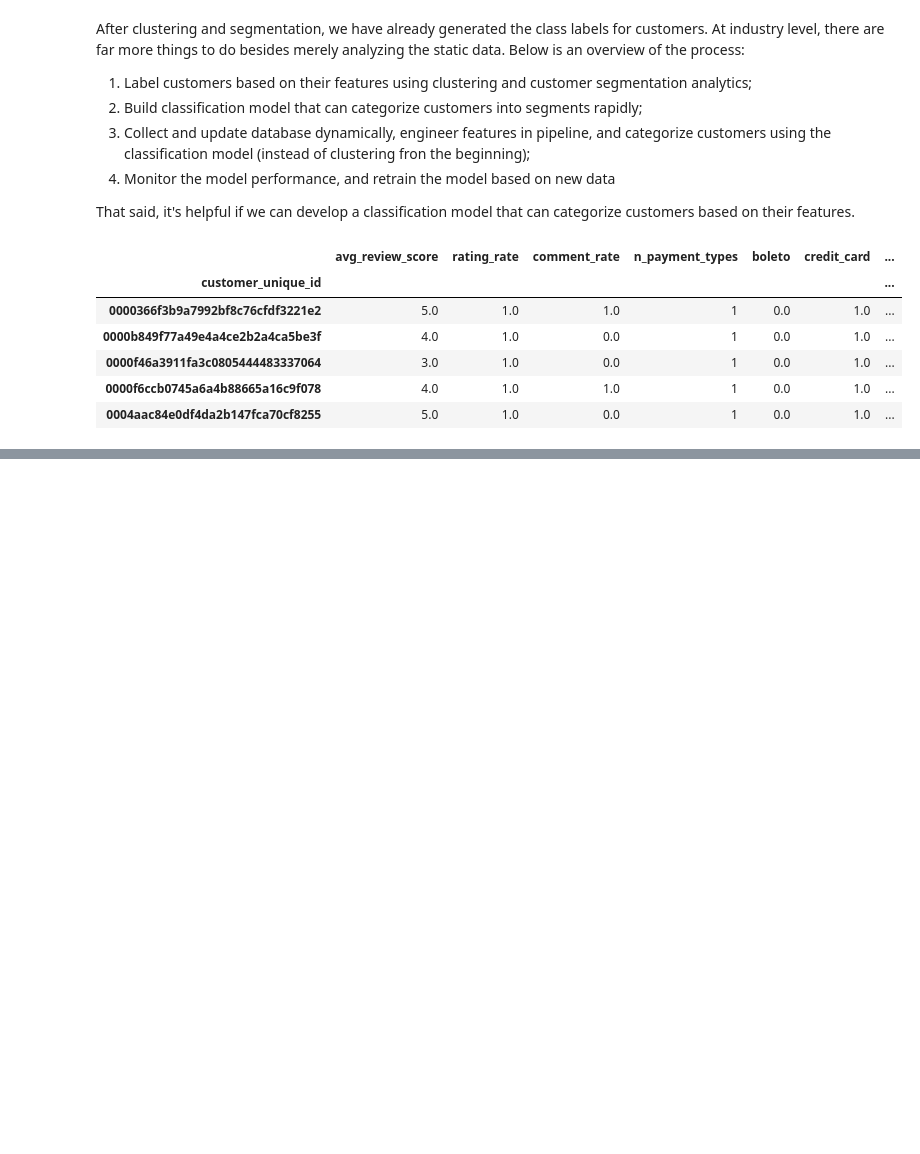
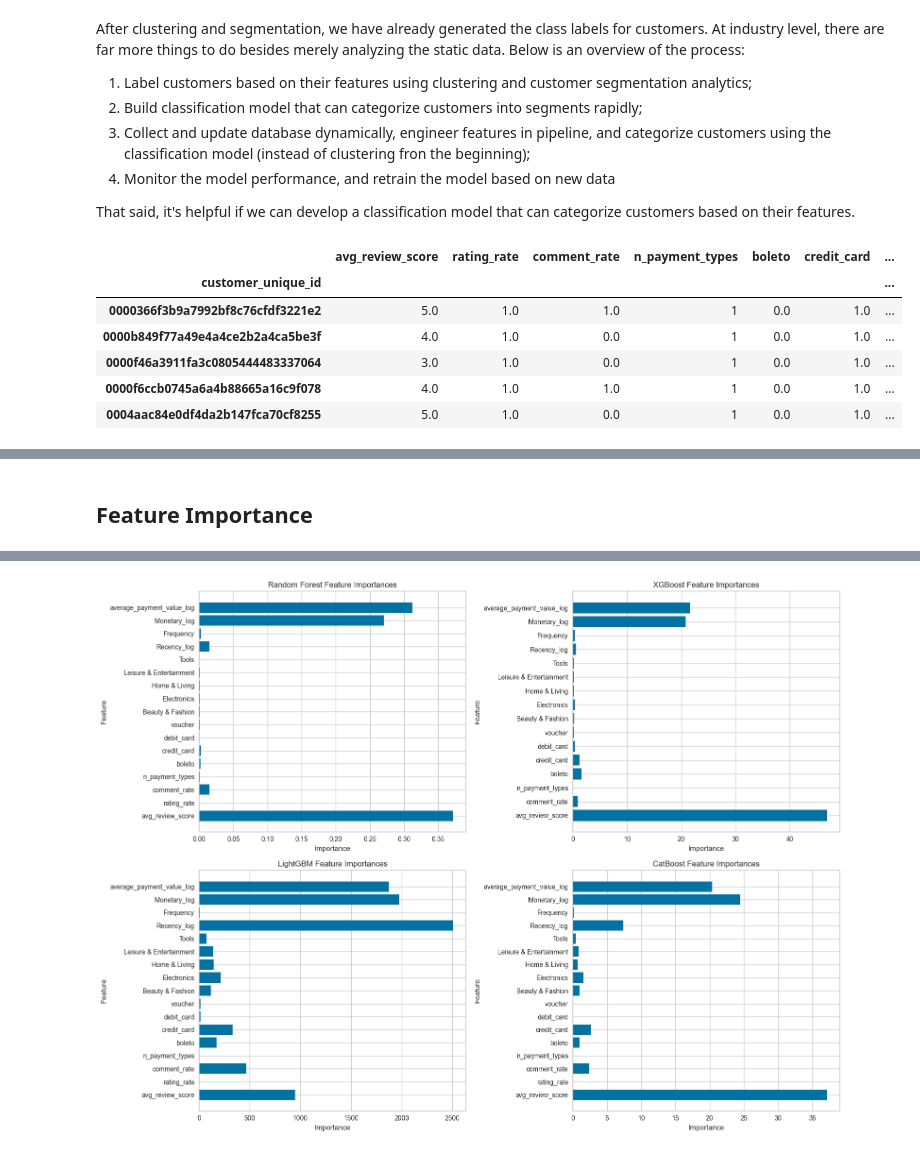
Before and after one commit to CherryLIUxj/Customer-Analysis-Based-On-Olist, a Jupyter notebook: SI618_projectIII.ipynb, the cells around one changed output, grey strips where cells are left out. Drawn from its saved outputs; the diff is of its cells as text; code cells hidden in the pictures; blank space fills up the shorter version.

```diff
--- a/SI618_projectIII.ipynb
+++ b/SI618_projectIII.ipynb
@@ -1213,0 +1380,40 @@ y = customer_scaled_selected['Label']
+# %% [markdown]
+## Feature Importance
+# %%
+# Compare Difference of Models in Feature Importance
+
+models = {
+    "Random Forest": RandomForestClassifier(verbose=0, random_state=42),
+    "XGBoost": XGBClassifier(use_label_encoder=False, eval_metric='mlogloss', verbose=0, random_state=42),
+    "LightGBM": LGBMClassifier(verbose=0, random_state=42),
+    "CatBoost": CatBoostClassifier(verbose=0, random_state=42)
+}
+
+feature_names = list(X.columns)
+
+feature_importances = {}
+for name, model in models.items():
+    model.fit(X_train, y_train)
+    if name == "XGBoost":
+        booster = model.get_booster()
+        importance_dict = booster.get_score(importance_type='gain')
+        feature_importances[name] = list(importance_dict.items())
+    elif hasattr(model, 'feature_importances_'):  ## lightgbm, random forest
+        feature_importances[name] = list(zip(feature_names, model.feature_importances_))
+    else:  ## catboost
+        feature_importances[name] = list(zip(feature_names, model.get_feature_importance()))
+
+fig, axes = plt.subplots(2, 2, figsize=(16, 12))
+axes = axes.ravel()
+
+for i, (name, importance) in enumerate(feature_importances.items()):
+    # importance.sort(key=lambda x: x[1], reverse=True)
+    features, importances = zip(*importance)
+    axes[i].barh(features, importances)
+    axes[i].set_title(f'{name} Feature Importances')
+    axes[i].set_xlabel('Importance')
+    axes[i].set_ylabel('Feature')
+
+plt.tight_layout()
+plt.show()
+# %% [output]
@@ -1213,0 +1421 @@ y = customer_scaled_selected['Label']
+[figure, added]
```
Also changed, not shown: parts of 20 cells of this notebook.
